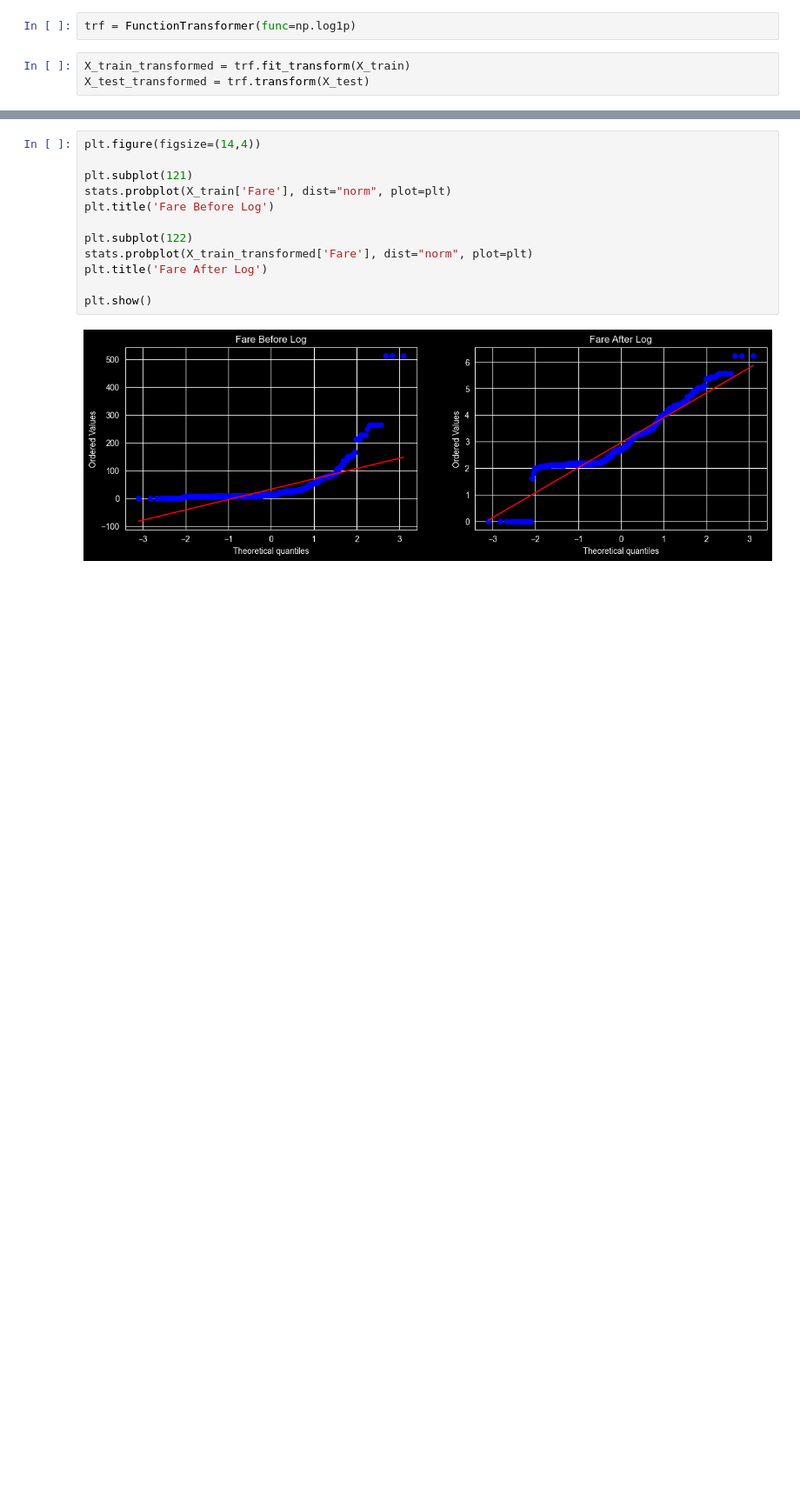
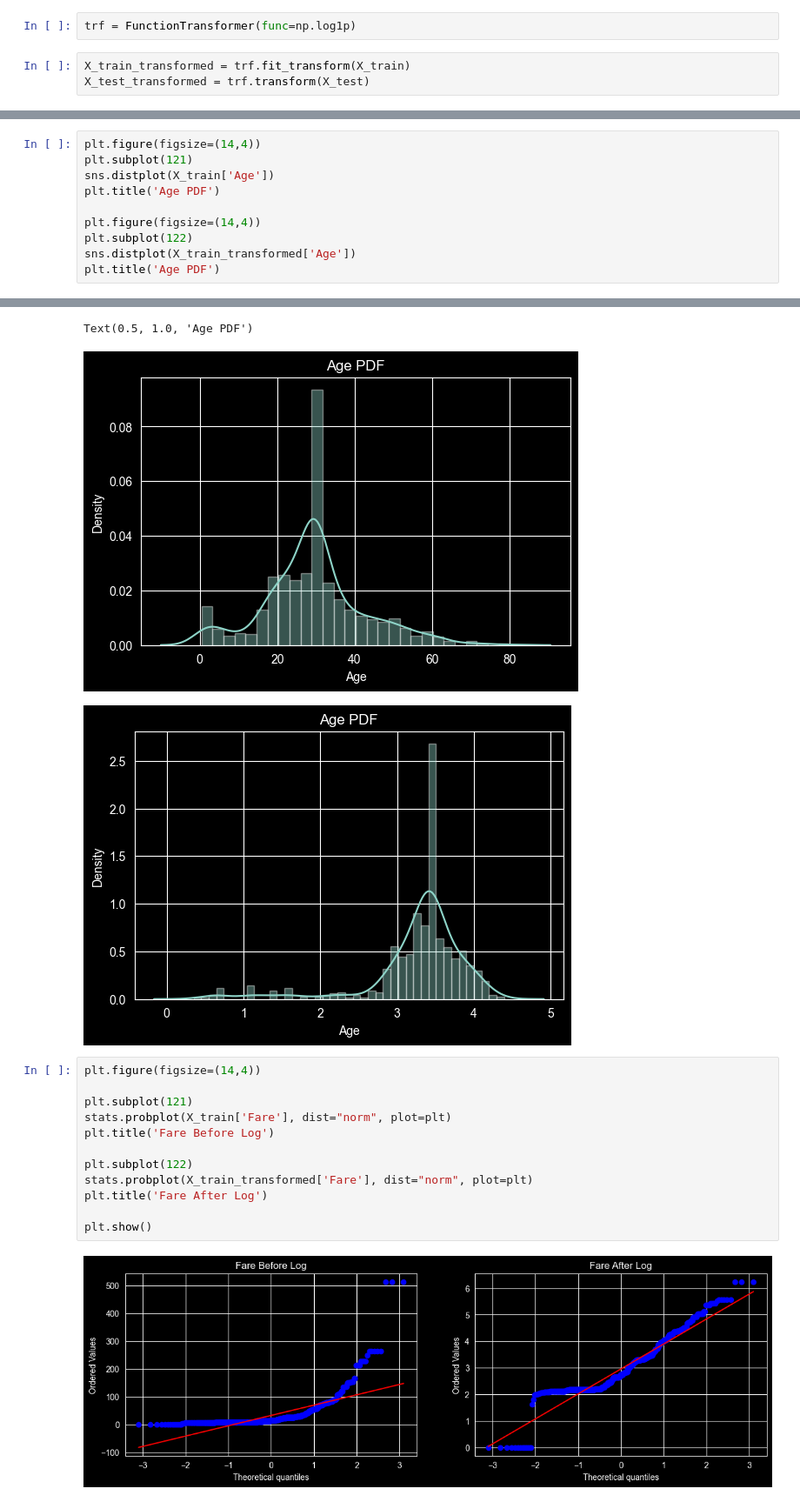
Before and after one commit to vankteshdixit/Transformers, a Jupyter notebook: fnTransformer/analysis.ipynb, the cells around one changed output, grey strips where cells are left out. Shown at 87% size. Cells and saved outputs as stored; diff of their text form; blank space fills up the shorter version.

```diff
--- a/fnTransformer/analysis.ipynb
+++ b/fnTransformer/analysis.ipynb
@@ -150,0 +151,11 @@ DT 0.658876404494382
+# %%
+plt.figure(figsize=(14,4))
+plt.subplot(121)
+sns.distplot(X_train['Age'])
+plt.title('Age PDF')
+
+plt.figure(figsize=(14,4))
+plt.subplot(122)
+sns.distplot(X_train_transformed['Age'])
+plt.title('Age PDF')
+# %% [output]
@@ -151,3 +181,6 @@ DT 0.658876404494382
+Text(0.5, 1.0, 'Age PDF')
+[figure, added]
+[figure, added]
 # %%
 plt.figure(figsize=(14,4))
 
```
Also changed, not shown: parts of 6 cells of this notebook, 6 other files.
